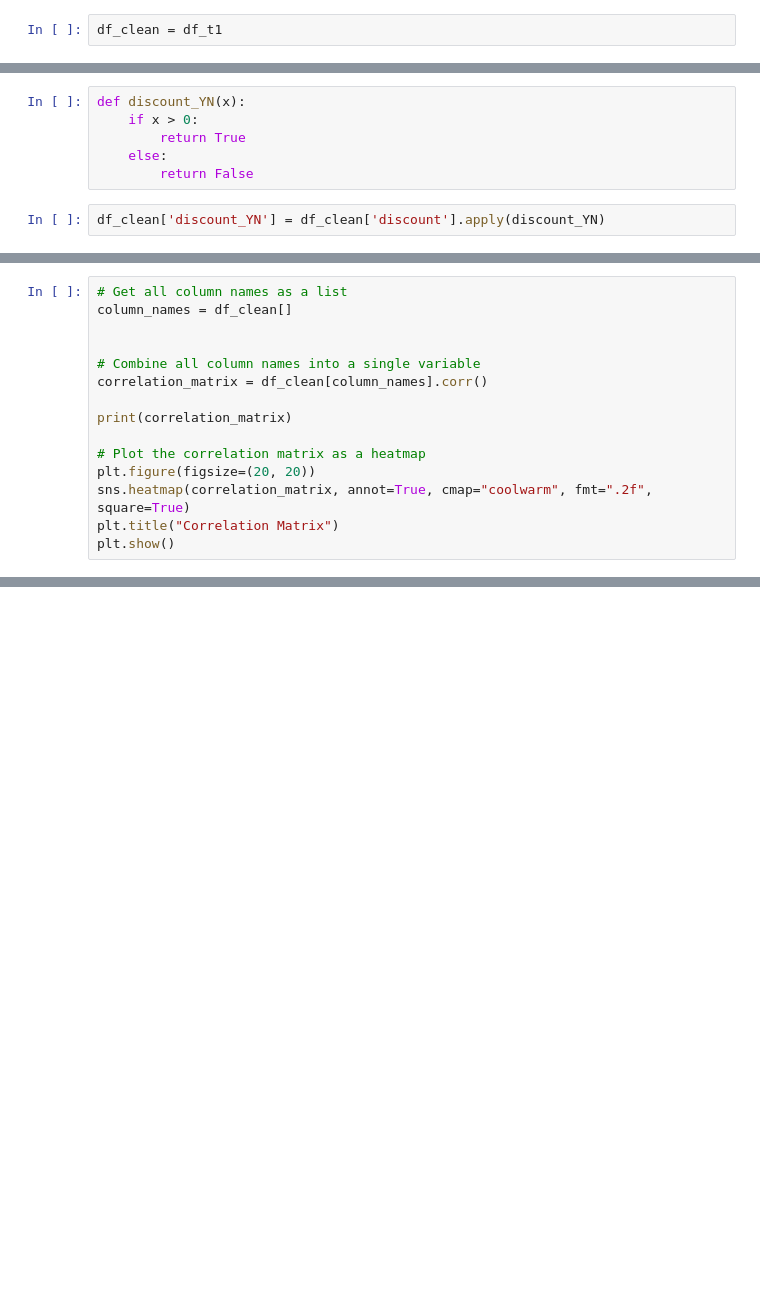
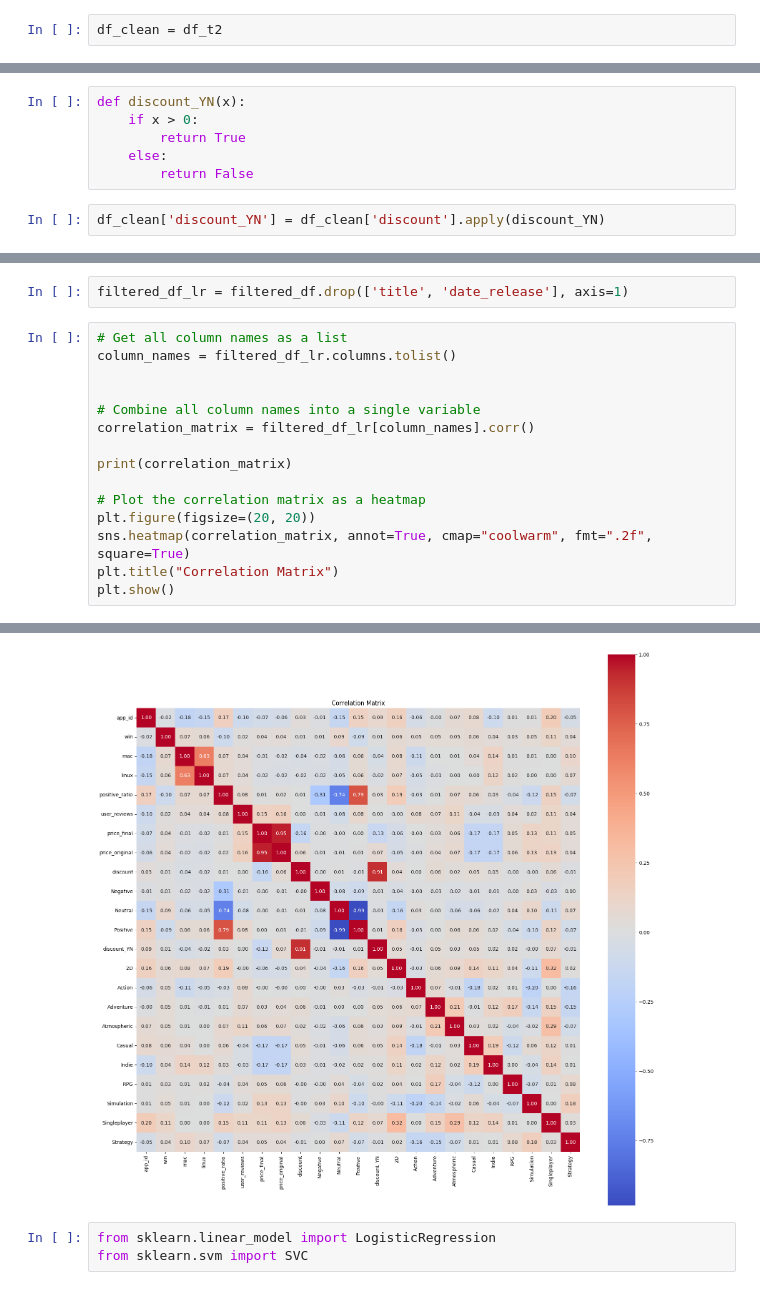
Before and after one commit to kaka5050/MBAN-6110, a Jupyter notebook: Project/sc.ipynb, the cells around one changed output, grey strips where cells are left out. Cells and saved outputs as stored; diff of their text form; blank space fills up the shorter version.

```diff
--- a/Project/sc.ipynb
+++ b/Project/sc.ipynb
@@ -299,6 +298,6 @@ memory usage: 4.6+ MB
 # %% [markdown]
 ### The cleaning way is good as the mean of columns did not change much
 # %%
-df_clean = df_t1
+df_clean = df_t2
 # %%
 sns.boxenplot(x = 'user_reviews', data = df_clean)
@@ -421,10 +578,12 @@ sns.scatterplot(x= 'user_reviews', y= 'positive_ratio', data= filtered_df)
+# %%
+filtered_df_lr = filtered_df.drop(['title', 'date_release'], axis=1)
 # %%
 # Get all column names as a list
-column_names = df_clean[]
+column_names = filtered_df_lr.columns.tolist()
 
 
 # Combine all column names into a single variable
-correlation_matrix = df_clean[column_names].corr()
+correlation_matrix = filtered_df_lr[column_names].corr()
 
 print(correlation_matrix)
 
@@ -433,3 +592,4 @@ plt.figure(figsize=(20, 20))
 sns.heatmap(correlation_matrix, annot=True, cmap="coolwarm", fmt=".2f", square=True)
 plt.title("Correlation Matrix")
 plt.show()
+# %% [output]
@@ -435,0 +613,4 @@ plt.show()
+[figure, added]
+# %%
+from sklearn.linear_model import LogisticRegression
+from sklearn.svm import SVC
```
Also changed, not shown: parts of 34 cells of this notebook, 1 other file.
